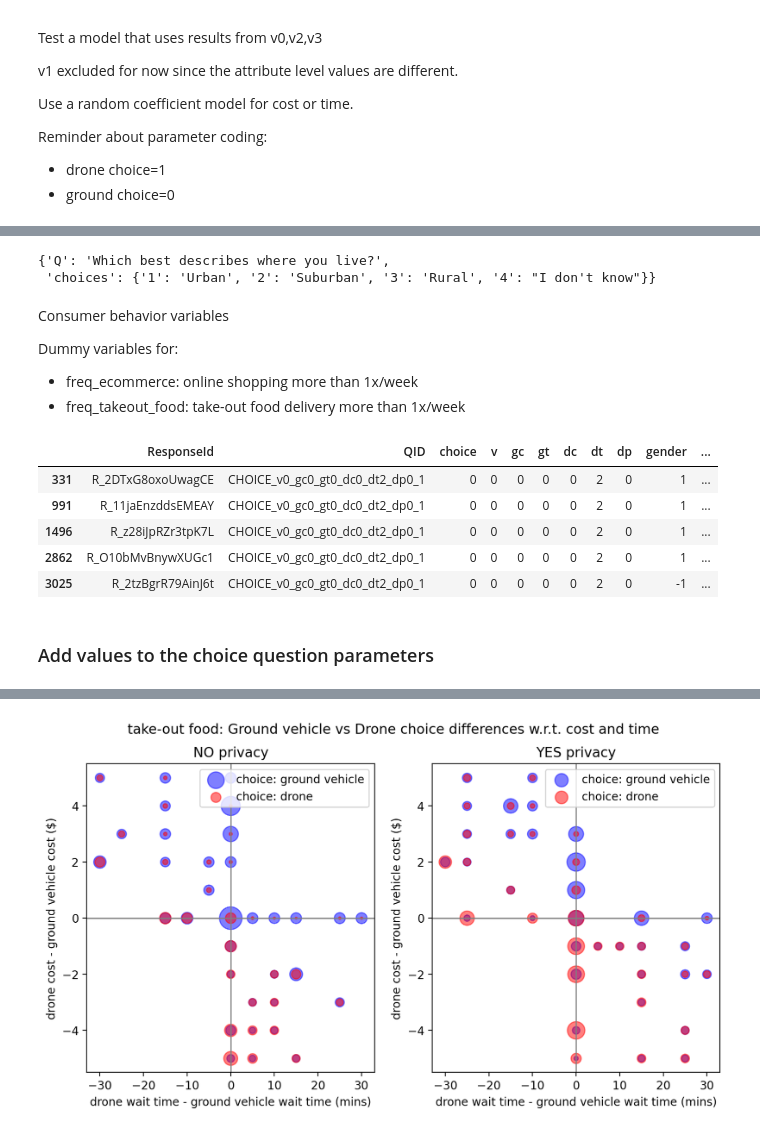
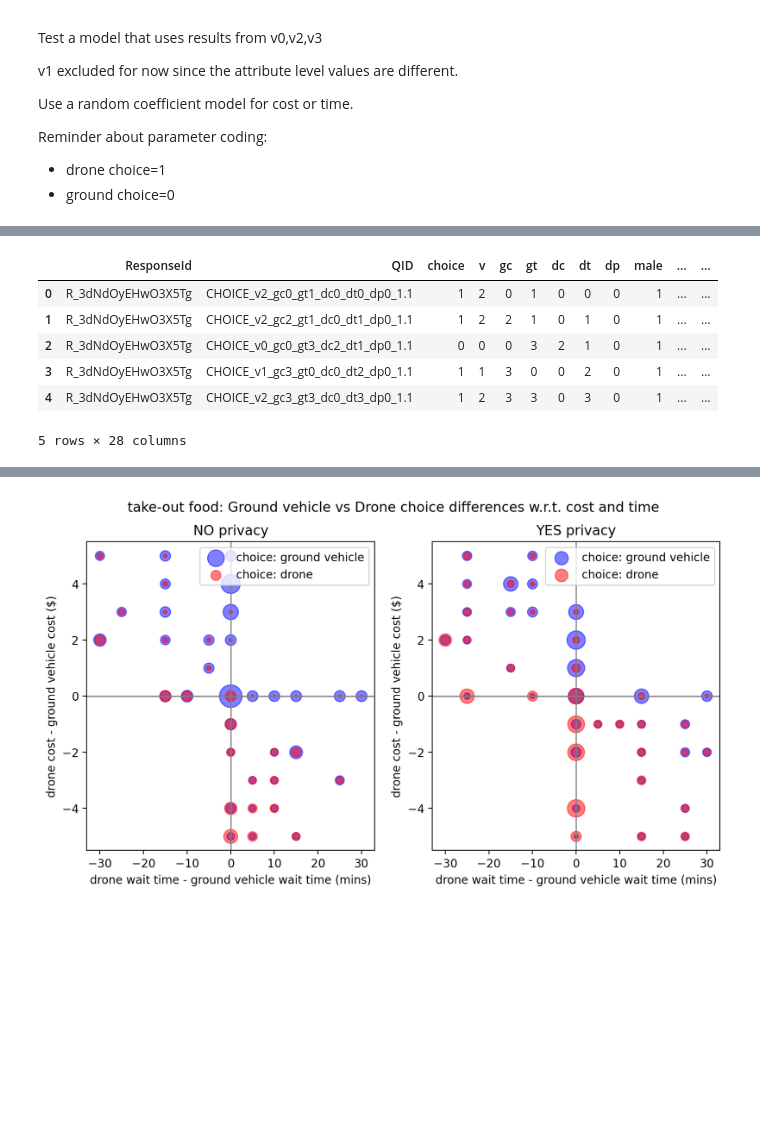
Before and after one commit to aberke/drones-consumer-privacy, a Jupyter notebook: data-analysis/survey-sample-experimental-models-combined-v0-v2-v3.ipynb, the cells around one changed output, grey strips where cells are left out. Saved outputs shown, nothing was run; the diff lists cells and outputs as text; code cells hidden in the pictures; blank space fills up the shorter version.

```diff
--- a/data-analysis/survey-sample-experimental-models-combined-v0-v2-v3.ipynb
+++ b/data-analysis/survey-sample-experimental-models-combined-v0-v2-v3.ipynb
@@ -18,3 +18,6 @@ import time
 import numpy as np
 import pandas as pd
 import matplotlib.pyplot as plt
+
+
+transformed_data_filepath = './choice-model-data-long.csv'
@@ -184,5 +23,0 @@ Dummy variables for:
-# %%
-codebook['Q_urban_rural']
-# %% [output]
-{'Q': 'Which best describes where you live?',
- 'choices': {'1': 'Urban', '2': 'Suburban', '3': 'Rural', '4': "I don't know"}}
@@ -208,6 +23,0 @@ choices_df['rural'] = choices_df['ResponseId'].map(
-# %% [markdown]
-Consumer behavior variables
-
-Dummy variables for:
-- freq_ecommerce: online shopping more than 1x/week
-- freq_takeout_food: take-out food delivery more than 1x/week
@@ -230,11 +24,11 @@ choices_df['freq_takeout_food'] = choices_df['ResponseId'].map(
 # %%
+choices_df = pd.read_csv(transformed_data_filepath)
 choices_df.head()
 # %% [output]
-|  | ResponseId | QID | choice | v | gc | gt | dc | dt | dp | gender | ... |
-| 331 | R_2DTxG8oxoUwagCE | CHOICE_v0_gc0_gt0_dc0_dt2_dp0_1 | 0 | 0 | 0 | 0 | 0 | 2 | 0 | 1 | ... |
-| 991 | R_11jaEnzddsEMEAY | CHOICE_v0_gc0_gt0_dc0_dt2_dp0_1 | 0 | 0 | 0 | 0 | 0 | 2 | 0 | 1 | ... |
-| 1496 | R_z28iJpRZr3tpK7L | CHOICE_v0_gc0_gt0_dc0_dt2_dp0_1 | 0 | 0 | 0 | 0 | 0 | 2 | 0 | 1 | ... |
-| 2862 | R_O10bMvBnywXUGc1 | CHOICE_v0_gc0_gt0_dc0_dt2_dp0_1 | 0 | 0 | 0 | 0 | 0 | 2 | 0 | 1 | ... |
-| 3025 | R_2tzBgrR79AinJ6t | CHOICE_v0_gc0_gt0_dc0_dt2_dp0_1 | 0 | 0 | 0 | 0 | 0 | 2 | 0 | -1 | ... |
+|  | ResponseId | QID | choice | v | gc | gt | dc | dt | dp | male | ... | ... |
+| 0 | R_3dNdOyEHwO3X5Tg | CHOICE_v2_gc0_gt1_dc0_dt0_dp0_1.1 | 1 | 2 | 0 | 1 | 0 | 0 | 0 | 1 | ... | ... |
+| 1 | R_3dNdOyEHwO3X5Tg | CHOICE_v2_gc2_gt1_dc0_dt1_dp0_1.1 | 1 | 2 | 2 | 1 | 0 | 1 | 0 | 1 | ... | ... |
+| 2 | R_3dNdOyEHwO3X5Tg | CHOICE_v0_gc0_gt3_dc2_dt1_dp0_1.1 | 0 | 0 | 0 | 3 | 2 | 1 | 0 | 1 | ... | ... |
+| 3 | R_3dNdOyEHwO3X5Tg | CHOICE_v1_gc3_gt0_dc0_dt2_dp0_1.1 | 1 | 1 | 3 | 0 | 0 | 2 | 0 | 1 | ... | ... |
+| 4 | R_3dNdOyEHwO3X5Tg | CHOICE_v2_gc3_gt3_dc0_dt3_dp0_1.1 | 1 | 2 | 3 | 3 | 0 | 3 | 0 | 1 | ... | ... |
+5 rows × 28 columns
-# %% [markdown]
-### Add values to the choice question parameters
```
Also changed, not shown: parts of 51 cells of this notebook, 6 other files.
